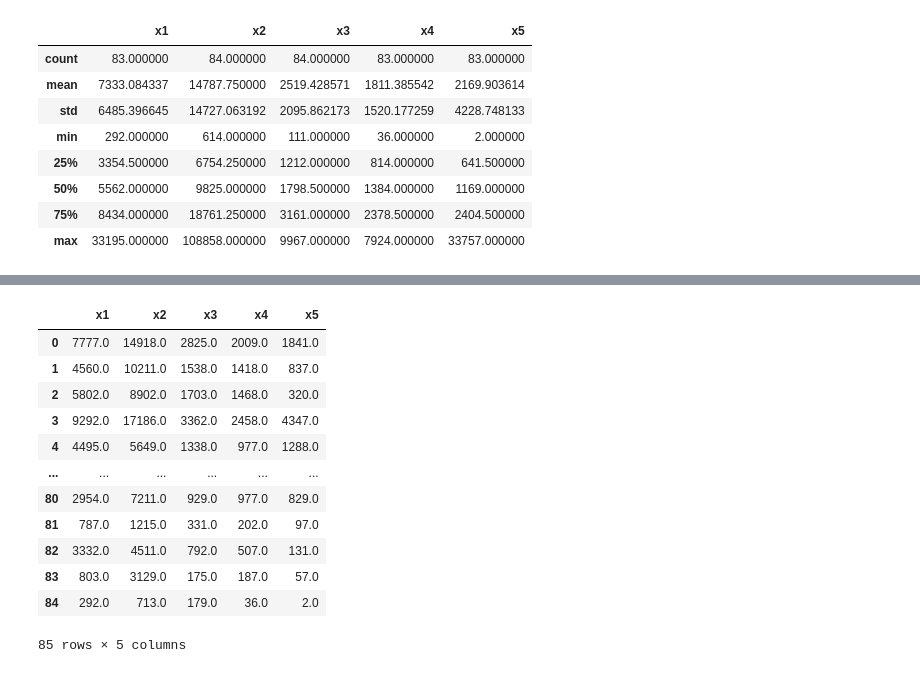
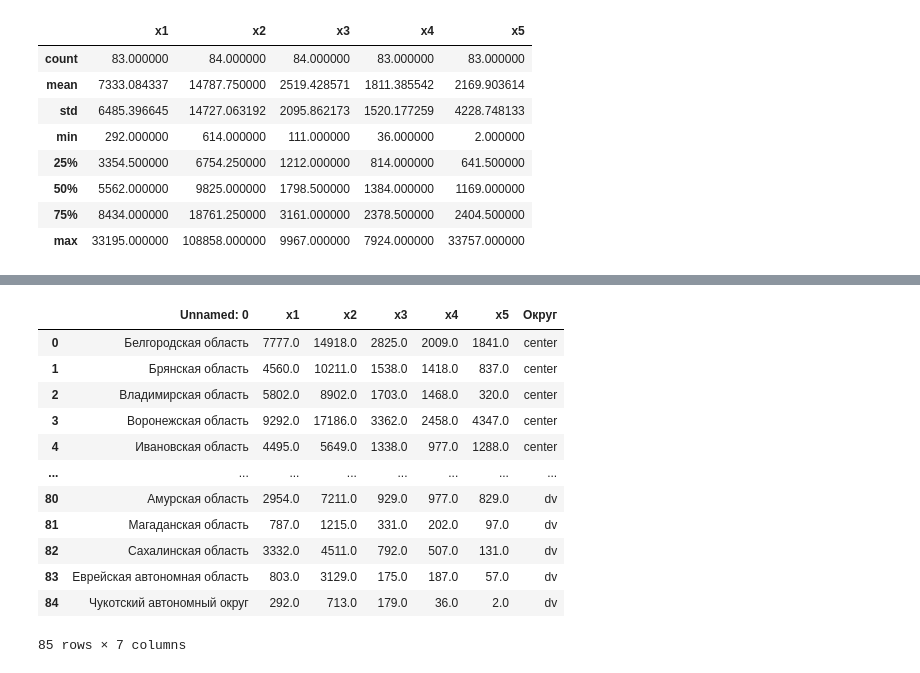
Before and after one commit to KirillPogranichny/ml-fefu-course, a Jupyter notebook: data_exploration.ipynb, the cells around one changed output, grey strips where cells are left out. Cells and saved outputs as stored; diff of their text form; code cells hidden in the pictures.

```diff
--- a/data_exploration.ipynb
+++ b/data_exploration.ipynb
@@ -96,16 +102,22 @@ ValueError: impute_data not recognized.
-# %%
-dataset_copy.head(100)
-# %% [output]
-|  | x1 | x2 | x3 | x4 | x5 |
-| 0 | 7777.0 | 14918.0 | 2825.0 | 2009.0 | 1841.0 |
-| 1 | 4560.0 | 10211.0 | 1538.0 | 1418.0 | 837.0 |
-| 2 | 5802.0 | 8902.0 | 1703.0 | 1468.0 | 320.0 |
-| 3 | 9292.0 | 17186.0 | 3362.0 | 2458.0 | 4347.0 |
-| 4 | 4495.0 | 5649.0 | 1338.0 | 977.0 | 1288.0 |
-| ... | ... | ... | ... | ... | ... |
-| 80 | 2954.0 | 7211.0 | 929.0 | 977.0 | 829.0 |
-| 81 | 787.0 | 1215.0 | 331.0 | 202.0 | 97.0 |
-| 82 | 3332.0 | 4511.0 | 792.0 | 507.0 | 131.0 |
-| 83 | 803.0 | 3129.0 | 175.0 | 187.0 | 57.0 |
-| 84 | 292.0 | 713.0 | 179.0 | 36.0 | 2.0 |
-85 rows × 5 columns
+# %%
+# fill missed values in location column
+from sklearn.impute import SimpleImputer
+
+loc_imp = SimpleImputer(strategy='constant', fill_value='сenter')
+dataset_copy = pd.DataFrame(loc_imp.fit_transform(dataset_copy), columns=loc_imp.get_feature_names_out())
+
+dataset_copy.head(100)
+# %% [output]
+|  | Unnamed: 0 | x1 | x2 | x3 | x4 | x5 | Округ |
+| 0 | Белгородская область | 7777.0 | 14918.0 | 2825.0 | 2009.0 | 1841.0 | сenter |
+| 1 | Брянская область | 4560.0 | 10211.0 | 1538.0 | 1418.0 | 837.0 | сenter |
+| 2 | Владимирская область | 5802.0 | 8902.0 | 1703.0 | 1468.0 | 320.0 | сenter |
+| 3 | Воронежская область | 9292.0 | 17186.0 | 3362.0 | 2458.0 | 4347.0 | сenter |
+| 4 | Ивановская область | 4495.0 | 5649.0 | 1338.0 | 977.0 | 1288.0 | сenter |
+| ... | ... | ... | ... | ... | ... | ... | ... |
+| 80 | Амурская область | 2954.0 | 7211.0 | 929.0 | 977.0 | 829.0 | dv |
+| 81 | Магаданская область | 787.0 | 1215.0 | 331.0 | 202.0 | 97.0 | dv |
+| 82 | Сахалинская область | 3332.0 | 4511.0 | 792.0 | 507.0 | 131.0 | dv |
+| 83 | Еврейская автономная область | 803.0 | 3129.0 | 175.0 | 187.0 | 57.0 | dv |
+| 84 | Чукотский автономный округ | 292.0 | 713.0 | 179.0 | 36.0 | 2.0 | dv |
+85 rows × 7 columns
```
Also changed, not shown: parts of 6 cells of this notebook.
